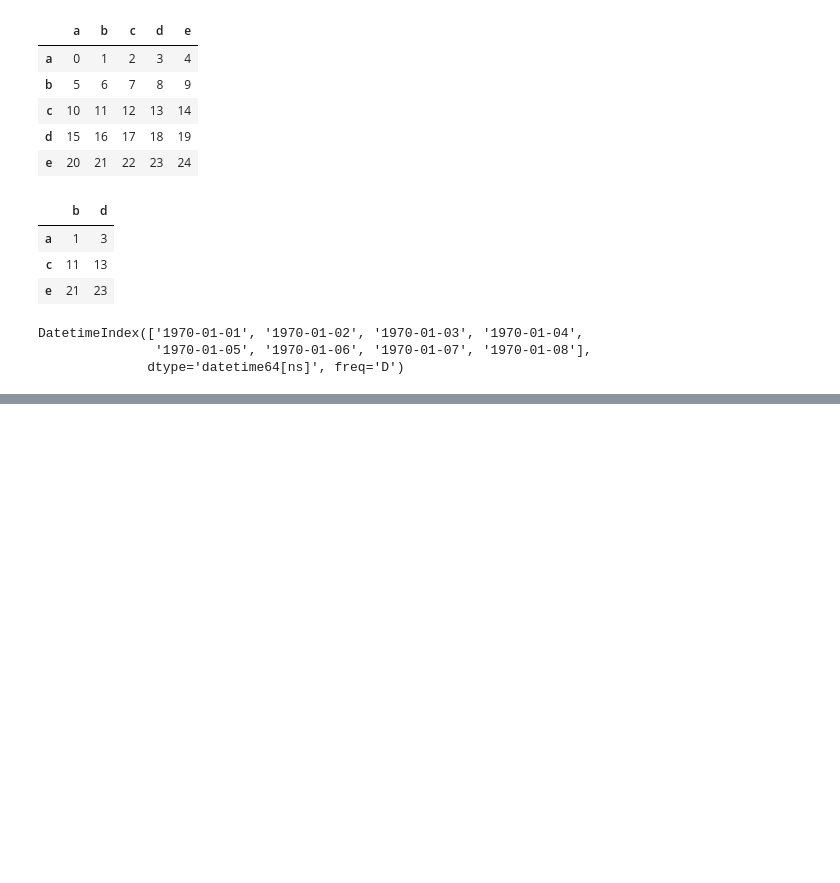
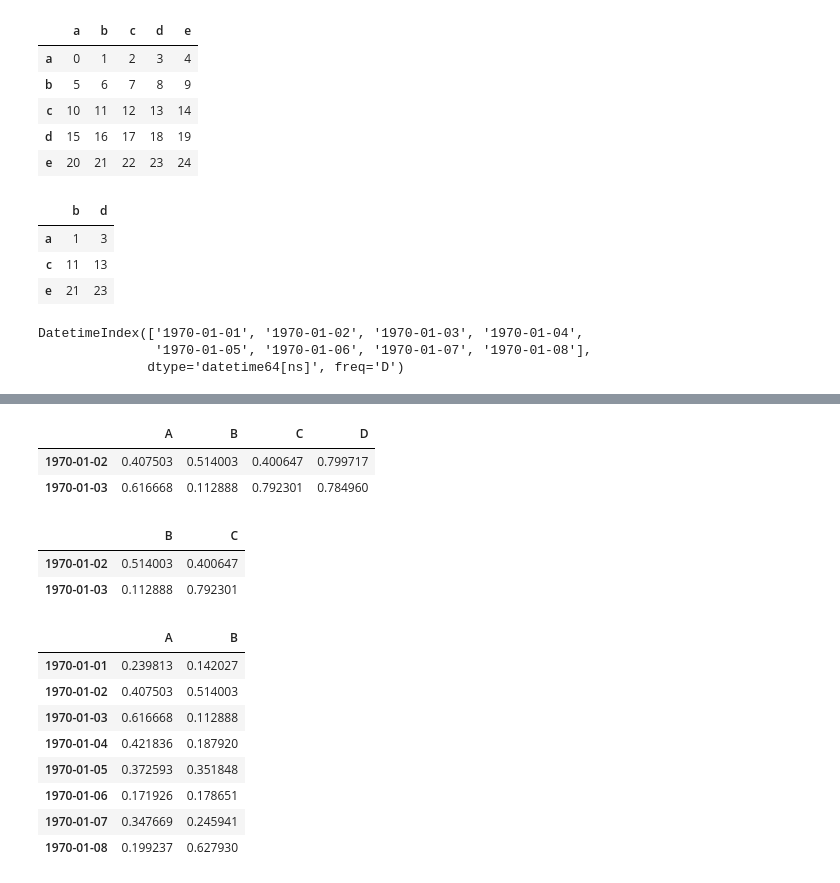
Before and after one commit to rajeshgowda116/Machine-Learning, a Jupyter notebook: python libraes/panda/pand.ipynb, the cells around one changed output, grey strips where cells are left out. Drawn from its saved outputs; the diff is of its cells as text; code cells hidden in the pictures; blank space fills up the shorter version.

```diff
--- a/python libraes/panda/pand.ipynb
+++ b/python libraes/panda/pand.ipynb
@@ -707,0 +708,25 @@ df[['A', 'B']]
+# %%
+df.iloc[1:3]
+# %% [output]
+|  | A | B | C | D |
+| 1970-01-02 | 0.407503 | 0.514003 | 0.400647 | 0.799717 |
+| 1970-01-03 | 0.616668 | 0.112888 | 0.792301 | 0.784960 |
+# %%
+df.iloc[1:3,1:3]
+# %% [output]
+|  | B | C |
+| 1970-01-02 | 0.514003 | 0.400647 |
+| 1970-01-03 | 0.112888 | 0.792301 |
+# %%
+s=df.iloc[:, [1, 0]] = df[['A', 'B']]
+s
+# %% [output]
+|  | A | B |
+| 1970-01-01 | 0.239813 | 0.142027 |
+| 1970-01-02 | 0.407503 | 0.514003 |
+| 1970-01-03 | 0.616668 | 0.112888 |
+| 1970-01-04 | 0.421836 | 0.187920 |
+| 1970-01-05 | 0.372593 | 0.351848 |
+| 1970-01-06 | 0.171926 | 0.178651 |
+| 1970-01-07 | 0.347669 | 0.245941 |
+| 1970-01-08 | 0.199237 | 0.627930 |
```
Also changed, not shown: parts of 10 cells of this notebook, 1 other file.
